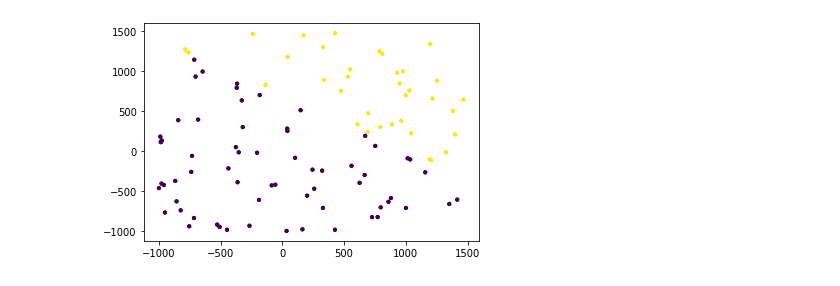
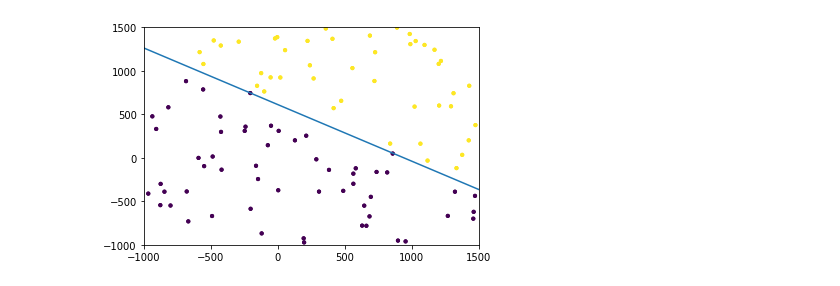
Before and after one commit to aliencaocao/IRS-ML, a Jupyter notebook: Linear Classification/Linear Classification.ipynb, the cells around one changed output. Drawn from its saved outputs; the diff is of its cells as text; code cells hidden in the pictures.

```diff
--- a/Linear Classification/Linear Classification.ipynb
+++ b/Linear Classification/Linear Classification.ipynb
@@ -11,7 +11,7 @@ x1, x2, yp = [], [], []  # for plotting
 
 class perceptron:
     def __call__(self, x):  # predicting function
-        return tf.reduce_sum(x * self.Weight, axis=-1) + self.Bias
+        return tf.reduce_sum(x * self.Weight, axis=-1) + self.Bias  # For actual prediction, add tf.math.sign
 
     def __init__(self):
         self.Weight = tf.Variable(0.0, shape=tf.TensorShape(None))  # initialize m to any shape
@@ -35,18 +35,20 @@ class perceptron:
                 self.Bias.assign_add(y[i] + error)
         accuracy = self.acc(y, pred)
         print(f'Epoch: {epoch_count} Accuracy: {accuracy:.2f}%')
+        return accuracy
 
 model = perceptron()
 x, y = next(gen)
 model.Weight.assign([0.0] * x.shape[-1])
 for epoch_count in range(epochs):
-    model.train(x, y, epoch_count)
-
+    acc = model.train(x, y, epoch_count)
+    if acc == 100:
+        break
 print(f'Weight: {model.Weight.numpy()}, Bias: {model.Bias.numpy()}')
 
 plt.plot([-1000, 1500], [(-model.Weight[0]/model.Weight[1]) * -1000 + (-model.Bias/model.Weight[1]), (-model.Weight[0]/model.Weight[1]) * 1500 + (-model.Bias/model.Weight[1])])
 plt.scatter(x1[:200], x2[:200], c=yp[:200], s=10)  # Plot some points only
-# plt.xlim([-1000, 1500])
-# plt.ylim([-1000, 1500])
+plt.xlim([-1000, 1500])
+plt.ylim([-1000, 1500])
 plt.show()
 # %% [output]
@@ -77,7 +64,7 @@ import math
 batch_size = 100
 gen = generator.gen(batch_size)
 epochs = 100
-regTerm = 1e-3
+regTerm = 1e-2
 lr = 1e-5
 x1, x2, yp = [], [], []  # for plotting
 
@@ -99,31 +86,33 @@ class LinearClassifier:
 
     def train(self, x, y, epoch_count, lr):
         global x1, x2, yp
-        for i in range(x.shape[0]):
+        for i in range(0, x.shape[0]):
             x1 += [x[i].numpy()[0]]
             x2 += [x[i].numpy()[1]]
             yp += [y[i]]
-            with tf.GradientTape(persistent=False) as t:
-                t.watch(self.Bias)# persistent=True is needed if assigning dy_dWeight, dy_dBias in 2 lines. Limits the times u can call it to once
+            with tf.GradientTape(persistent=True) as t: # persistent=True is needed if assigning dy_dWeight, dy_dBias in 2 lines. Limits the times u can call it to once
                 pred = self(x)
-                current_loss = self.loss(y[i], pred[i])
+                current_loss = self.loss(y, pred)
             dy_dWeight, dy_dBias = t.gradient(current_loss, [self.Weight, self.Bias])
+            error = y[i] - pred[i]
             self.Weight.assign_sub(lr * dy_dWeight)
-            self.Bias.assign_sub(lr * dy_dBias)
+            self.Bias.assign_sub(lr * (dy_dBias - error))
         accuracy = self.acc(y, pred)
-        print(f'Epoch: {epoch_count} Accuracy: {accuracy:.2f}%')
+        print(f'Epoch: {epoch_count} Accuracy: {accuracy:.2f}% Loss: {current_loss}')
+        return accuracy
 
 model = LinearClassifier()
 x, y = next(gen)
-model.Weight.assign([0.0] * x.shape[-1])
+model.Weight.assign([1.0] * x.shape[-1])
 for epoch_count in range(epochs):
-    model.train(x, y, epoch_count, lr)
-
+    acc = model.train(x, y, epoch_count, lr)
+    if acc == 100:  # Early stopping
+        break
 print(f'Weight: {model.Weight.numpy()}, Bias: {model.Bias.numpy()}')
 
 plt.plot([-1000, 1500], [(-model.Weight[0]/model.Weight[1]) * -1000 + (-model.Bias/model.Weight[1]), (-model.Weight[0]/model.Weight[1]) * 1500 + (-model.Bias/model.Weight[1])])
 plt.scatter(x1[:200], x2[:200], c=yp[:200], s=10)  # Plot some points only
-# plt.xlim([-1000, 1500])
-# plt.ylim([-1000, 1500])
+plt.xlim([-1000, 1500])
+plt.ylim([-1000, 1500])
 plt.show()
 # %% [output]
@@ -147 +136 @@ Weight: [nan nan], Bias: -0.030000515282154083
-[figure, old version]
+[figure, new version]
```
Also changed, not shown: parts of 2 cells of this notebook.
